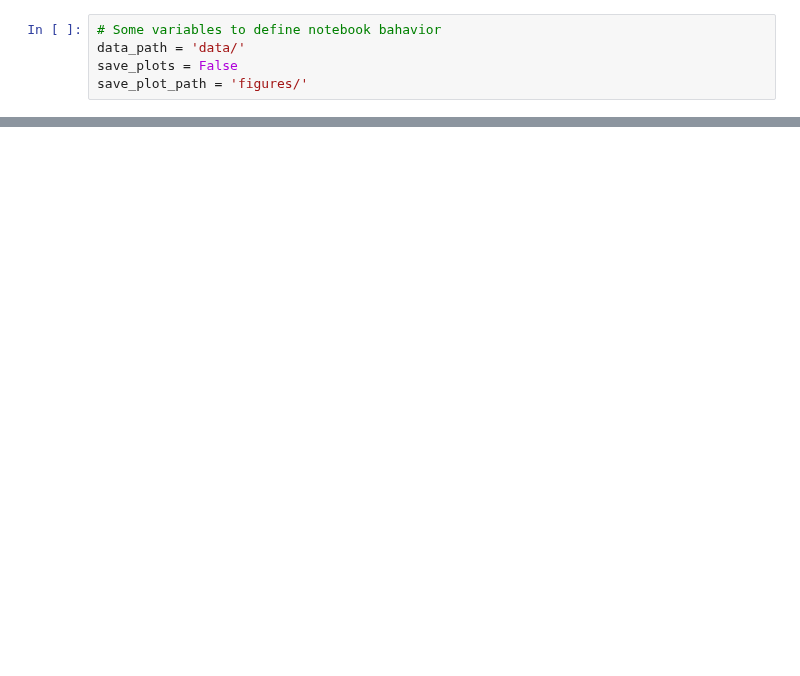
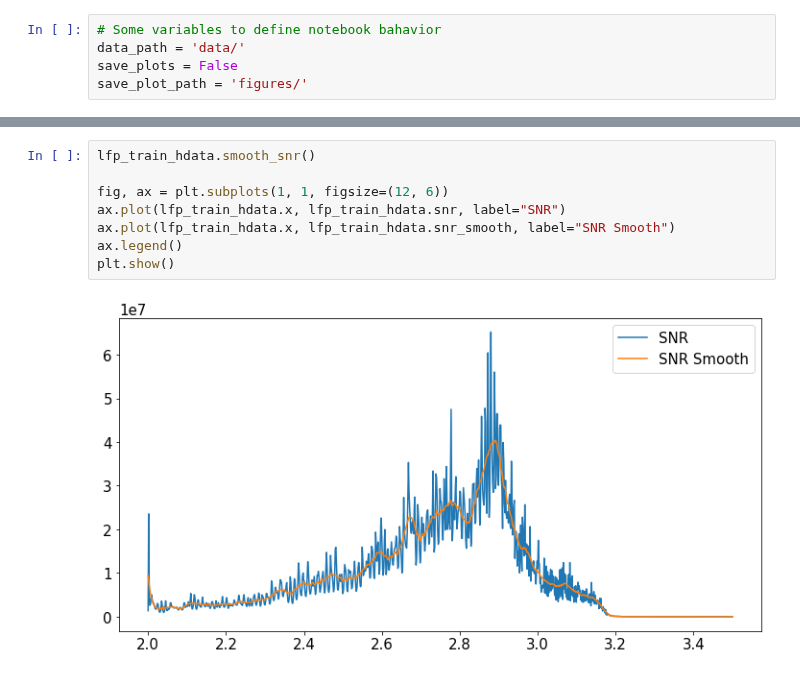
Before and after one commit to JoachimSchaeffer/HDRegAnalytics, a Jupyter notebook: bayesian_penalized_regression.ipynb, the cells around one changed output, grey strips where cells are left out. Drawn from its saved outputs; the diff is of its cells as text; blank space fills up the shorter version.

```diff
--- a/bayesian_penalized_regression.ipynb
+++ b/bayesian_penalized_regression.ipynb
@@ -118,0 +89,10 @@ ax.legend()
+# %%
+lfp_train_hdata.smooth_snr()
+
+fig, ax = plt.subplots(1, 1, figsize=(12, 6))
+ax.plot(lfp_train_hdata.x, lfp_train_hdata.snr, label="SNR")
+ax.plot(lfp_train_hdata.x, lfp_train_hdata.snr_smooth, label="SNR Smooth")
+ax.legend()
+plt.show()
+# %% [output]
+[figure, added]
```
Also changed, not shown: parts of 13 cells of this notebook, 4 other files.
